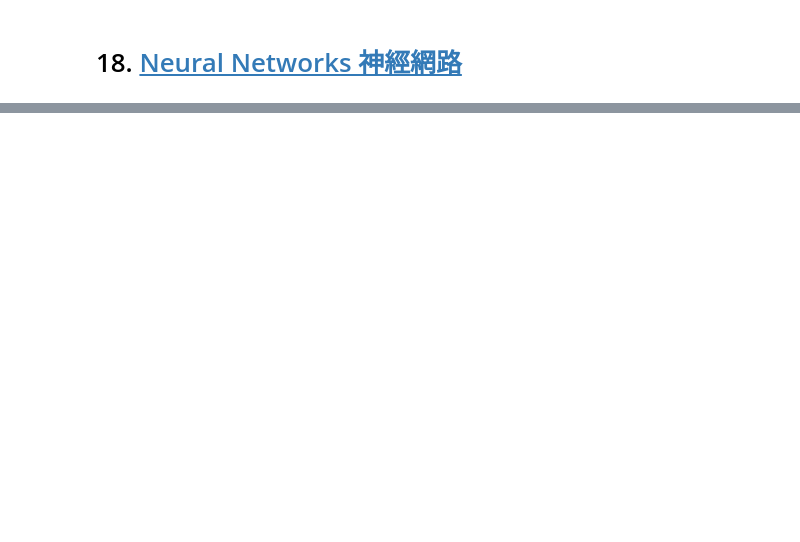
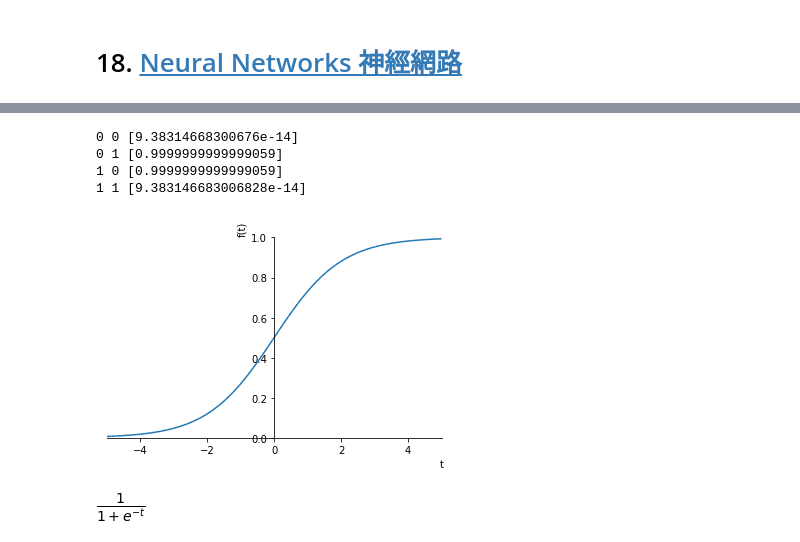
Before and after one commit to Wei1234c/Data_Science_from_Scratch, a Jupyter notebook: notebooks/18. Neural Networks 神經網路.ipynb, the cells around one changed output, grey strips where cells are left out. Cells and saved outputs as stored; diff of their text form; code cells hidden in the pictures; blank space fills up the shorter version.

```diff
--- a/notebooks/18. Neural Networks 神經網路.ipynb
+++ b/notebooks/18. Neural Networks 神經網路.ipynb
@@ -239,0 +86,32 @@ if __name__ == "__main__":
+# %%
+xor_network = [# 隱藏層
+                [
+                    [20, 20, -30],  # AND 神經元 的 weights 陣列
+                    [20, 20, -10]   # OR  神經元 的 weights 陣列
+                ],
+                 # 輸出層
+                [
+                    [-60, 60, -30]  # "第二輸入 AND NOT 第一輸入" 神經元 的 weights 陣列
+                ]
+              ]
+
+# 驗證 XOR gate 的特性
+for x in [0, 1]:
+    for y in [0, 1]:
+        print(x, y , feed_forward(xor_network, [x, y])[-1])
+# %% [output]
+0 0 [9.38314668300676e-14]
+0 1 [0.9999999999999059]
+1 0 [0.9999999999999059]
+1 1 [9.383146683006828e-14]
+# %%
+# sigmod 的函數
+
+t = symbols('t', real = True)
+expr_sigmoid = 1 / (1 + exp(-t))
+# expr_sigmoid = simplify(expr_sigmoid)
+plot(expr_sigmoid, (t, -5, 5));
+expr_sigmoid
+# %% [output]
+[figure, added]
+[figure, added]
```
Also changed, not shown: parts of 28 cells of this notebook, 11 other files.
